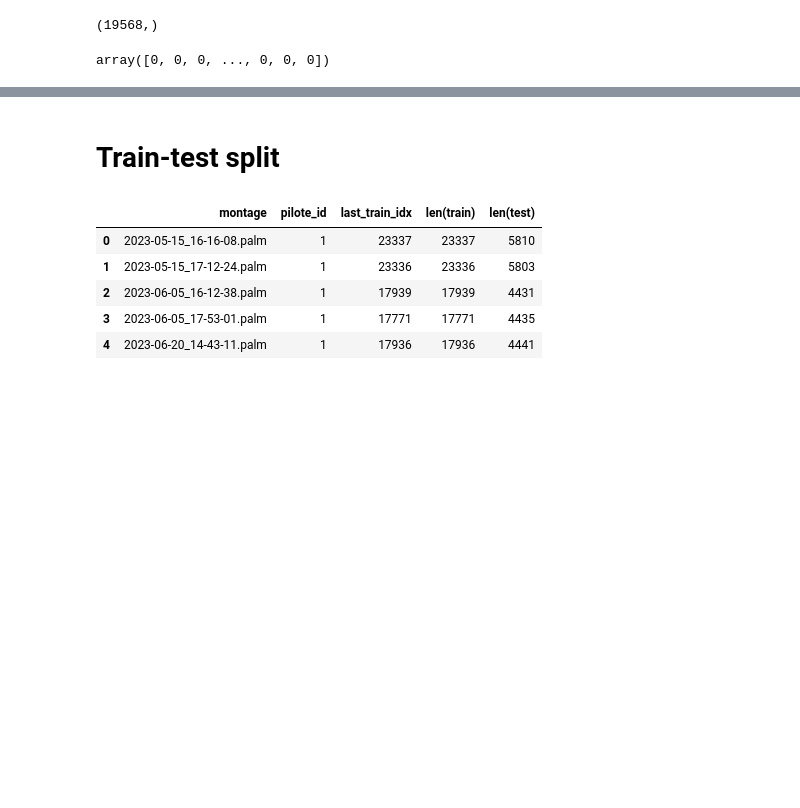
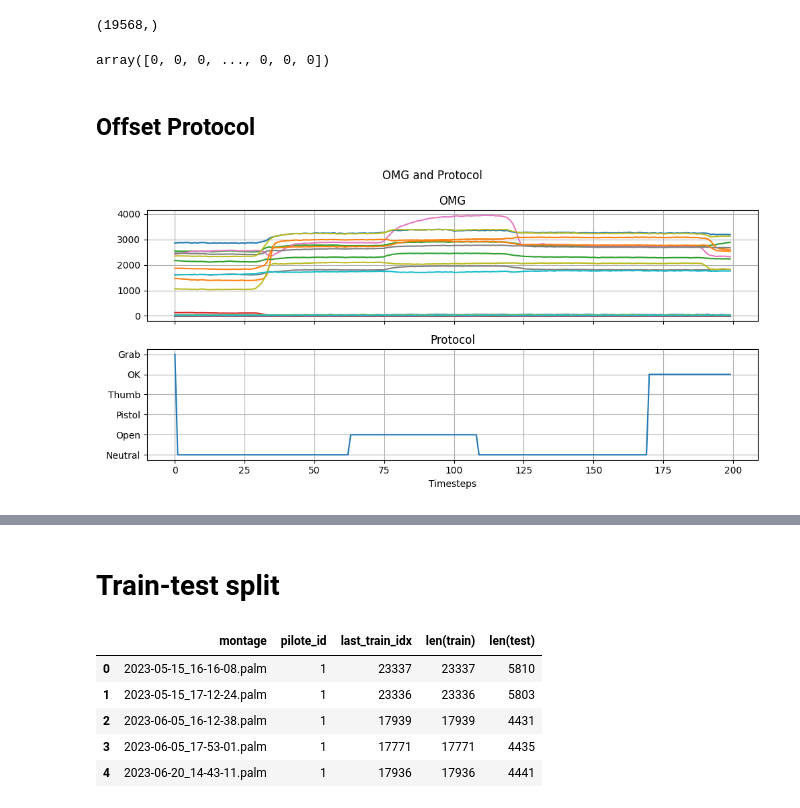
Before and after one commit to DenisBaburin/motorika_internship_team2, a Jupyter notebook: main.ipynb, the cells around one changed output, grey strips where cells are left out. Drawn from its saved outputs; the diff is of its cells as text; code cells hidden in the pictures; blank space fills up the shorter version.

```diff
--- a/main.ipynb
+++ b/main.ipynb
@@ -236,3 +240,25 @@ y_cmd
 # %% [output]
 (19568,)
 array([0, 0, 0, ..., 0, 0, 0])
+# %% [markdown]
+## Offset Protocol
+# %%
+i = 44
+c = 10
+fig, axx = plt.subplots(2, 1, sharex=True, figsize=(10, 5))
+plt.sca(axx[0])
+plt.plot(gestures[OMG_CH].values[i*100+c:i*100+200+c])
+plt.grid()
+plt.title('OMG')
+
+plt.sca(axx[1])
+plt.plot(y_cmd[i*100+c:i*100+200+c])
+plt.grid()
+plt.yticks(np.arange(len(GESTURES)), GESTURES)
+plt.xlabel('Timesteps')
+plt.title('Protocol')
+
+plt.suptitle('OMG and Protocol')
+plt.tight_layout()
+# %% [output]
+[figure, added]
```
Also changed, not shown: parts of 17 cells of this notebook.
